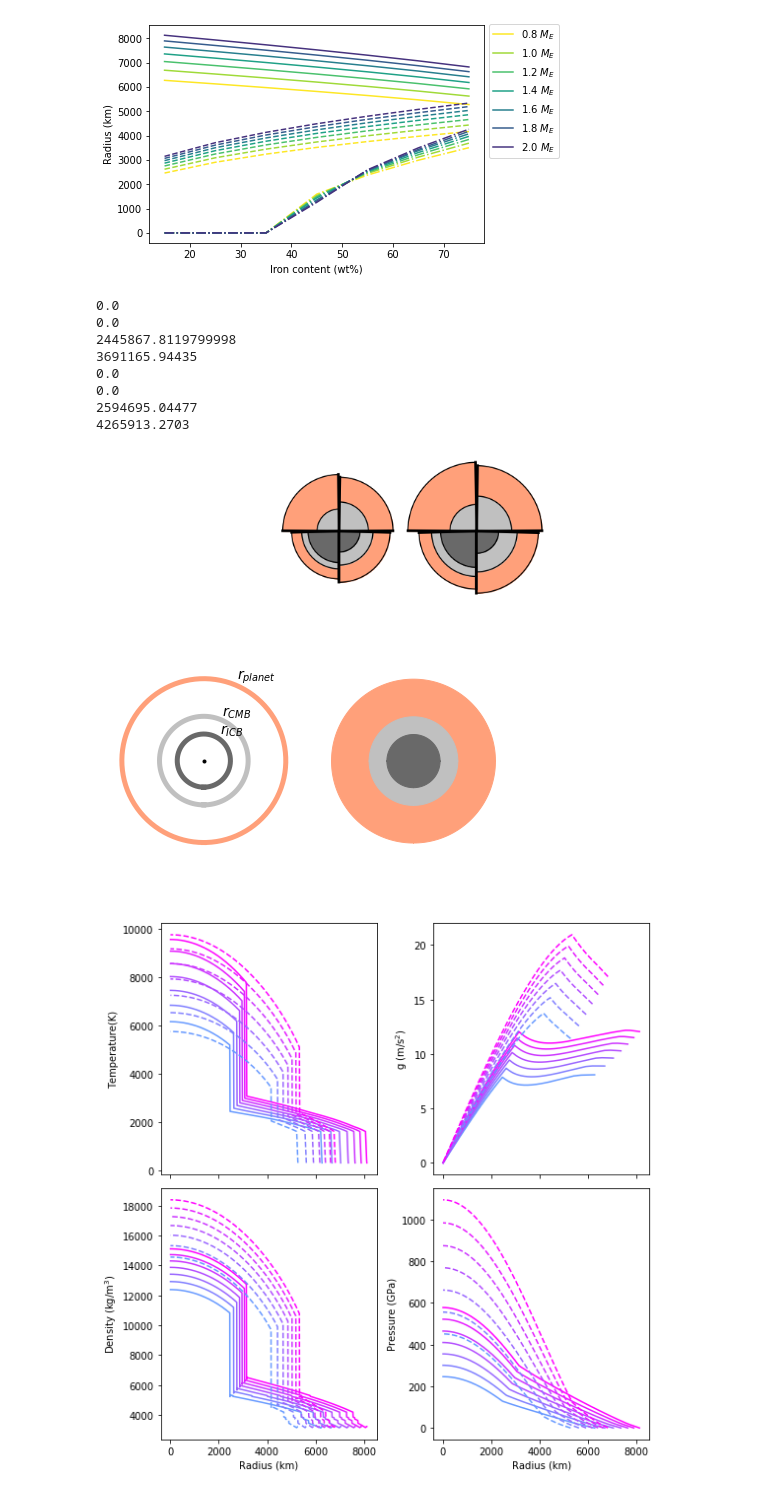
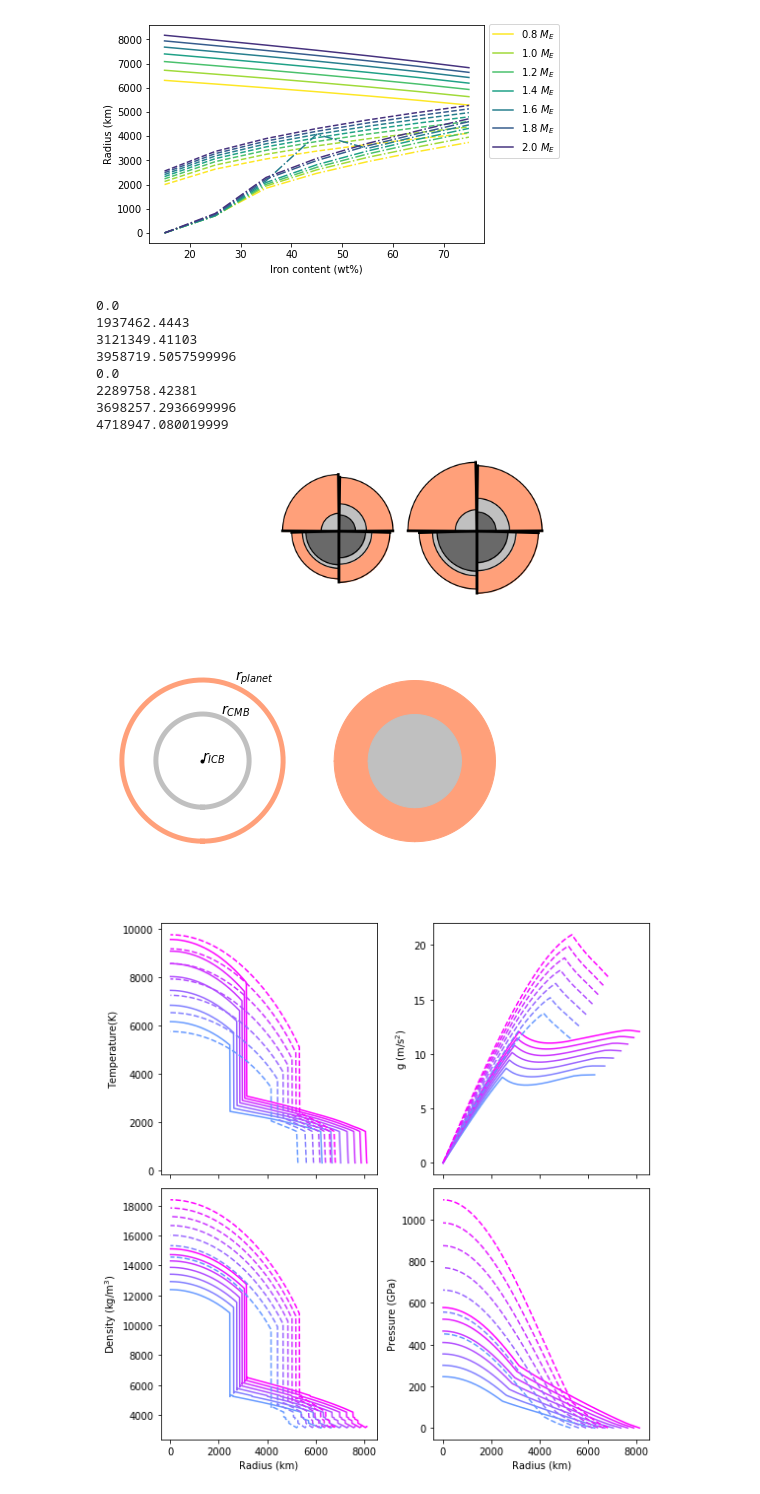
Before and after one commit to irenebonati/exo-cores, a Jupyter notebook: Analysis.ipynb, the cells around one changed output. Cells and saved outputs as stored; diff of their text form; code cells hidden in the pictures.

```diff
--- a/Analysis.ipynb
+++ b/Analysis.ipynb
@@ -38,35 +38,35 @@ lajolla_r = reverse_colourmap(lajolla)
 # %%
 ## File data_IS.res : all runs
 
 filename = folder+"data_IS.res"
 names = ["M", "C_Fe", "C_FeM", "Psurf", "Rp", "Rc", \
            "RRc", "gs", "rho_c", "rho_m", "Cp_c",\
           "Cp_m", "alpha_c", "alpha_m", "k_m", \
            "shear_m", "Gruneisen", "Ts",  "Tc_adiab", \
          "pc", "DTc", "Tc0", "pc0", "gr_c",
          "r_ICB", "p_ICB", "iter_outer", "iter_inner"]
 
 data = pd.read_csv(filename, skipinitialspace=True, delim_whitespace=True, names=names, index_col=False)
 
-C_FeM = 0.
+C_FeM = 10.
 data = data[data.C_FeM == C_FeM]
 
 fig, ax = plt.subplots()
 Masses = [0.8, 1.,  1.2,  1.4,  1.6, 1.8, 2.]
 mycm = plt.cm.viridis_r((np.array(Masses)-0.8)/1.4)
 
 for i, M in enumerate(Masses):
     data_Fe = data[data["M"]==M]
     ax.plot(data_Fe["C_Fe"],data_Fe["Rp"]/1e3,  color=mycm[i], label="{} $M_E$".format(M))
     ax.plot(data_Fe["C_Fe"],data_Fe["Rc"]/1e3, '--', color=mycm[i], label="")
     ax.plot(data_Fe["C_Fe"],data_Fe["r_ICB"]/1e3, '-.', color=mycm[i])
 
 ax.set_ylabel("Radius (km)")
 ax.set_xlabel("Iron content (wt%)")
 ax.legend(bbox_to_anchor=(1., 1.03))
 plt.savefig(folder + "Radius_planet_core_inner_core_CFe_{}.pdf".format(C_FeM), bbox_inches="tight")
 # %% [output]
-[figure, old version]
+[figure, new version]
 # %%
 def x(r, theta):
     return r*np.sin(theta)
@@ -114,11 +114,11 @@ plt.axis("off")
 plt.tight_layout()
 plt.savefig(folder + "radius_poster.pdf")
 
-r = data[(data["M"]==1.) & (data["C_Fe"]==35)]
+r = data[(data["M"]==1.) & (data["C_Fe"]==45)]
 Rp = r.iloc[0]["Rp"]
 Rc = r.iloc[0]["Rc"]
 Ricb = r.iloc[0]["r_ICB"]
-Ricb = 0.6*Rc
+Ricb = 0*Rc
 fig, ax = plt.subplots()
 ax.plot(Rp*np.sin(theta), Rp*np.cos(theta), 'lightsalmon',linewidth=5)
 ax.fill_between(Rp*np.sin(theta)+2*j*max_R,0,Rp*np.cos(theta),color='lightsalmon')
@@ -136,15 +136,15 @@ plt.tight_layout()
 plt.savefig("singleplanet.pdf")
 # %% [output]
 0.0
+1937462.4443
+3121349.41103
+3958719.5057599996
 0.0
-2445867.8119799998
-3691165.94435
-0.0
-0.0
-2594695.04477
-4265913.2703
+2289758.42381
+3698257.2936699996
+4718947.080019999
-[figure, old version]
+[figure, new version]
-[figure, old version]
+[figure, new version]
 # %%
 ## radial profiles
 
```
Also changed, not shown: 5 other files.
